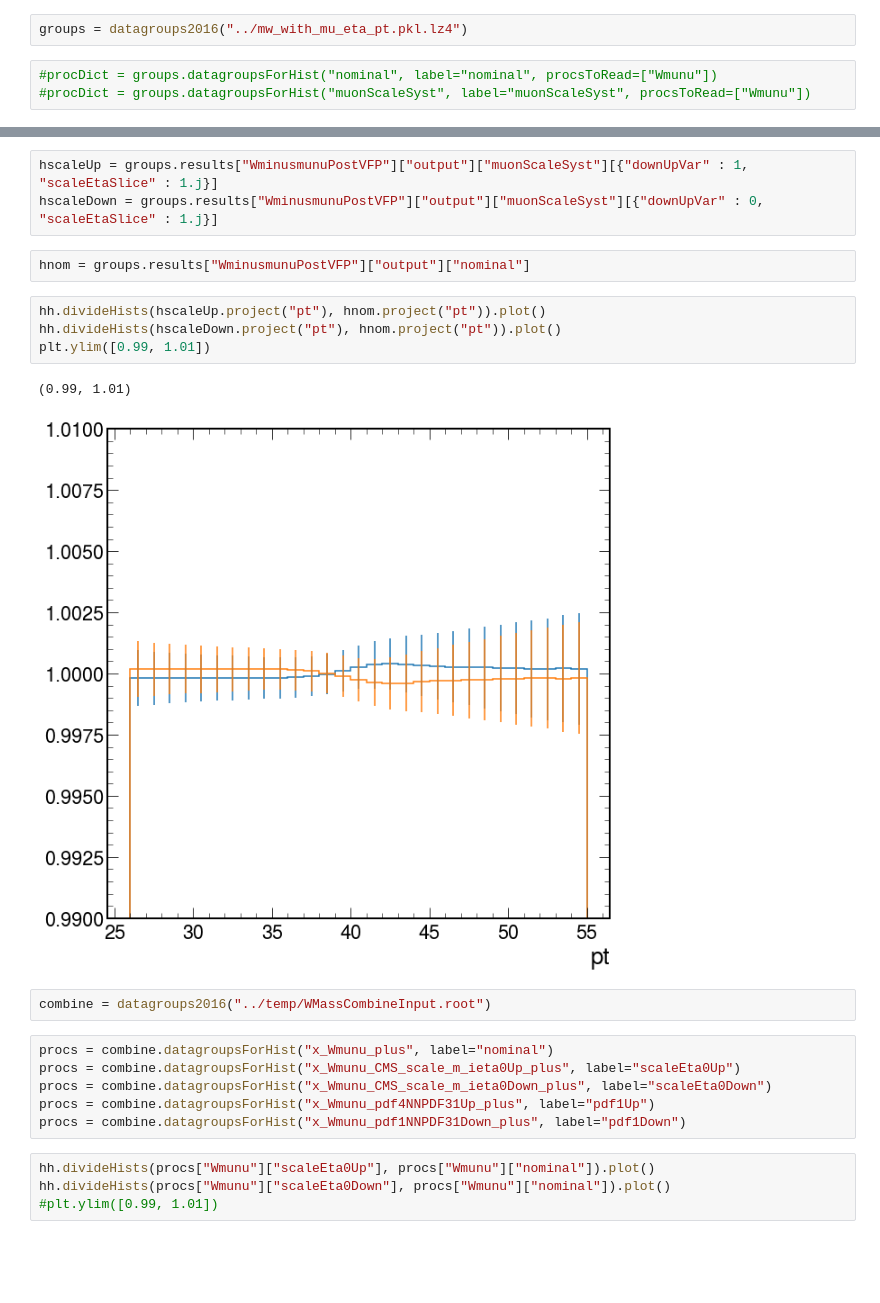
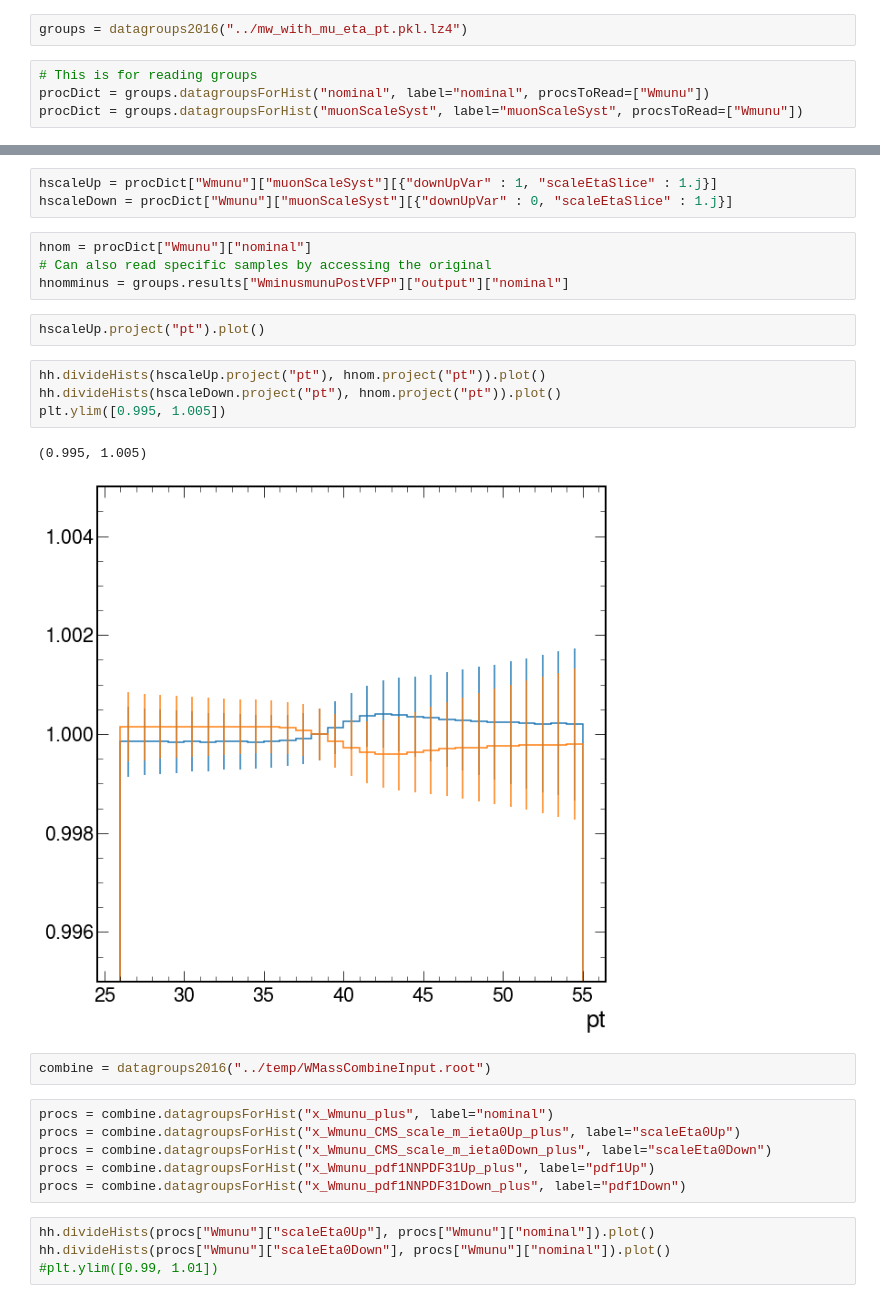
Before and after one commit to bendavid/WRemnants, a Jupyter notebook: notebooks/systsScratch.ipynb, the cells around one changed output, grey strips where cells are left out. Saved outputs shown, nothing was run; the diff lists cells and outputs as text; blank space fills up the shorter version.

```diff
--- a/notebooks/systsScratch.ipynb
+++ b/notebooks/systsScratch.ipynb
@@ -14,5 +14,6 @@ import numpy as np
 # %%
 groups = datagroups2016("../mw_with_mu_eta_pt.pkl.lz4")
 # %%
-#procDict = groups.datagroupsForHist("nominal", label="nominal", procsToRead=["Wmunu"])
-#procDict = groups.datagroupsForHist("muonScaleSyst", label="muonScaleSyst", procsToRead=["Wmunu"])
+# This is for reading groups
+procDict = groups.datagroupsForHist("nominal", label="nominal", procsToRead=["Wmunu"])
+procDict = groups.datagroupsForHist("muonScaleSyst", label="muonScaleSyst", procsToRead=["Wmunu"])
@@ -19,22 +36,26 @@ groups = datagroups2016("../mw_with_mu_eta_pt.pkl.lz4")
 # %%
-hscaleUp = groups.results["WminusmunuPostVFP"]["output"]["muonScaleSyst"][{"downUpVar" : 1, "scaleEtaSlice" : 1.j}]
-hscaleDown = groups.results["WminusmunuPostVFP"]["output"]["muonScaleSyst"][{"downUpVar" : 0, "scaleEtaSlice" : 1.j}]
+hscaleUp = procDict["Wmunu"]["muonScaleSyst"][{"downUpVar" : 1, "scaleEtaSlice" : 1.j}]
+hscaleDown = procDict["Wmunu"]["muonScaleSyst"][{"downUpVar" : 0, "scaleEtaSlice" : 1.j}]
 # %%
-hnom = groups.results["WminusmunuPostVFP"]["output"]["nominal"]
+hnom = procDict["Wmunu"]["nominal"]
+# Can also read specific samples by accessing the original
+hnomminus = groups.results["WminusmunuPostVFP"]["output"]["nominal"]
+# %%
+hscaleUp.project("pt").plot()
 # %%
 hh.divideHists(hscaleUp.project("pt"), hnom.project("pt")).plot()
 hh.divideHists(hscaleDown.project("pt"), hnom.project("pt")).plot()
-plt.ylim([0.99, 1.01])
+plt.ylim([0.995, 1.005])
 # %% [output]
-(0.99, 1.01)
+(0.995, 1.005)
-[figure, old version]
+[figure, new version]
 # %%
 combine = datagroups2016("../temp/WMassCombineInput.root")
 # %%
 procs = combine.datagroupsForHist("x_Wmunu_plus", label="nominal")
 procs = combine.datagroupsForHist("x_Wmunu_CMS_scale_m_ieta0Up_plus", label="scaleEta0Up")
 procs = combine.datagroupsForHist("x_Wmunu_CMS_scale_m_ieta0Down_plus", label="scaleEta0Down")
-procs = combine.datagroupsForHist("x_Wmunu_pdf4NNPDF31Up_plus", label="pdf1Up")
+procs = combine.datagroupsForHist("x_Wmunu_pdf1NNPDF31Up_plus", label="pdf1Up")
 procs = combine.datagroupsForHist("x_Wmunu_pdf1NNPDF31Down_plus", label="pdf1Down")
 # %%
 hh.divideHists(procs["Wmunu"]["scaleEta0Up"], procs["Wmunu"]["nominal"]).plot()
```
Also changed, not shown: parts of 14 cells of this notebook.
